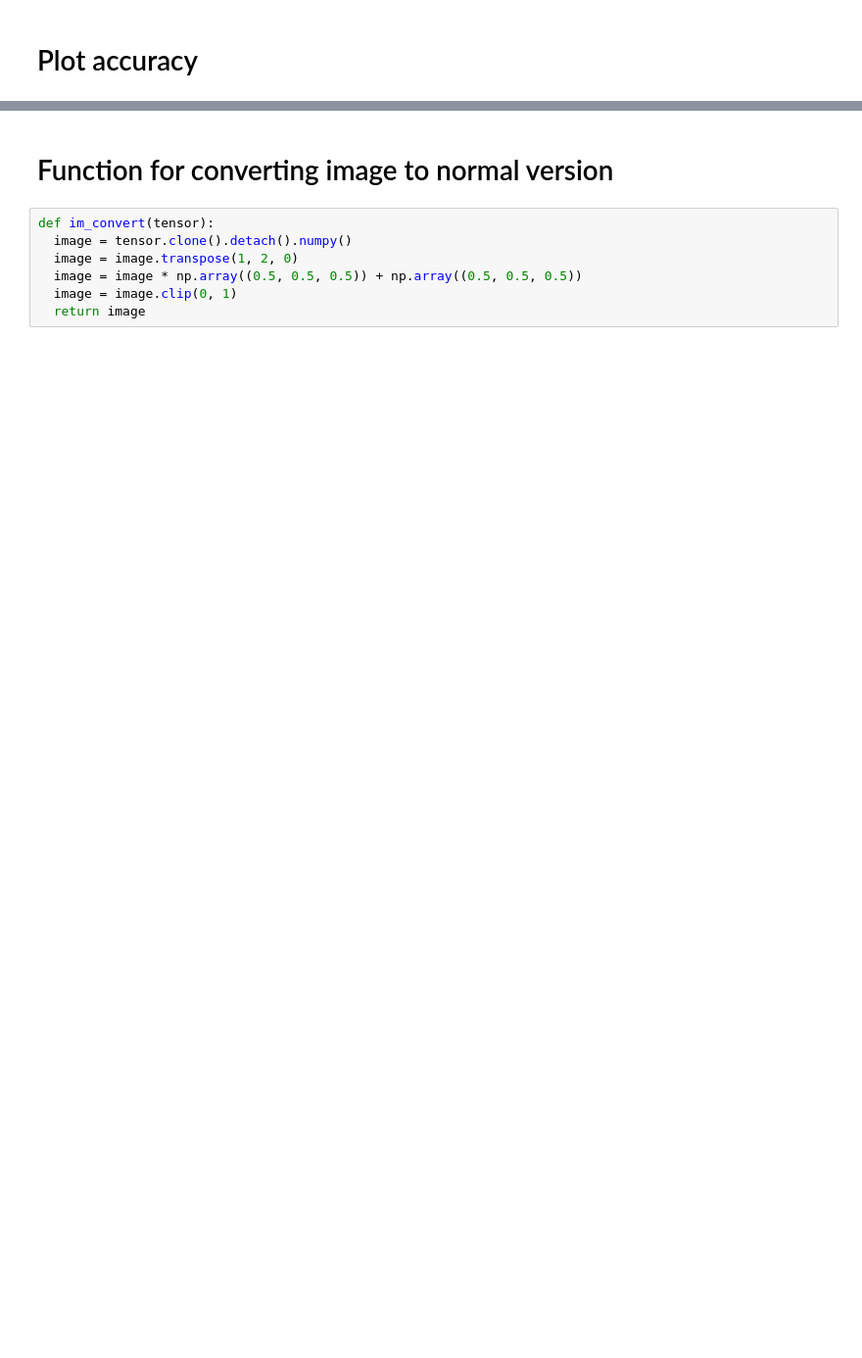
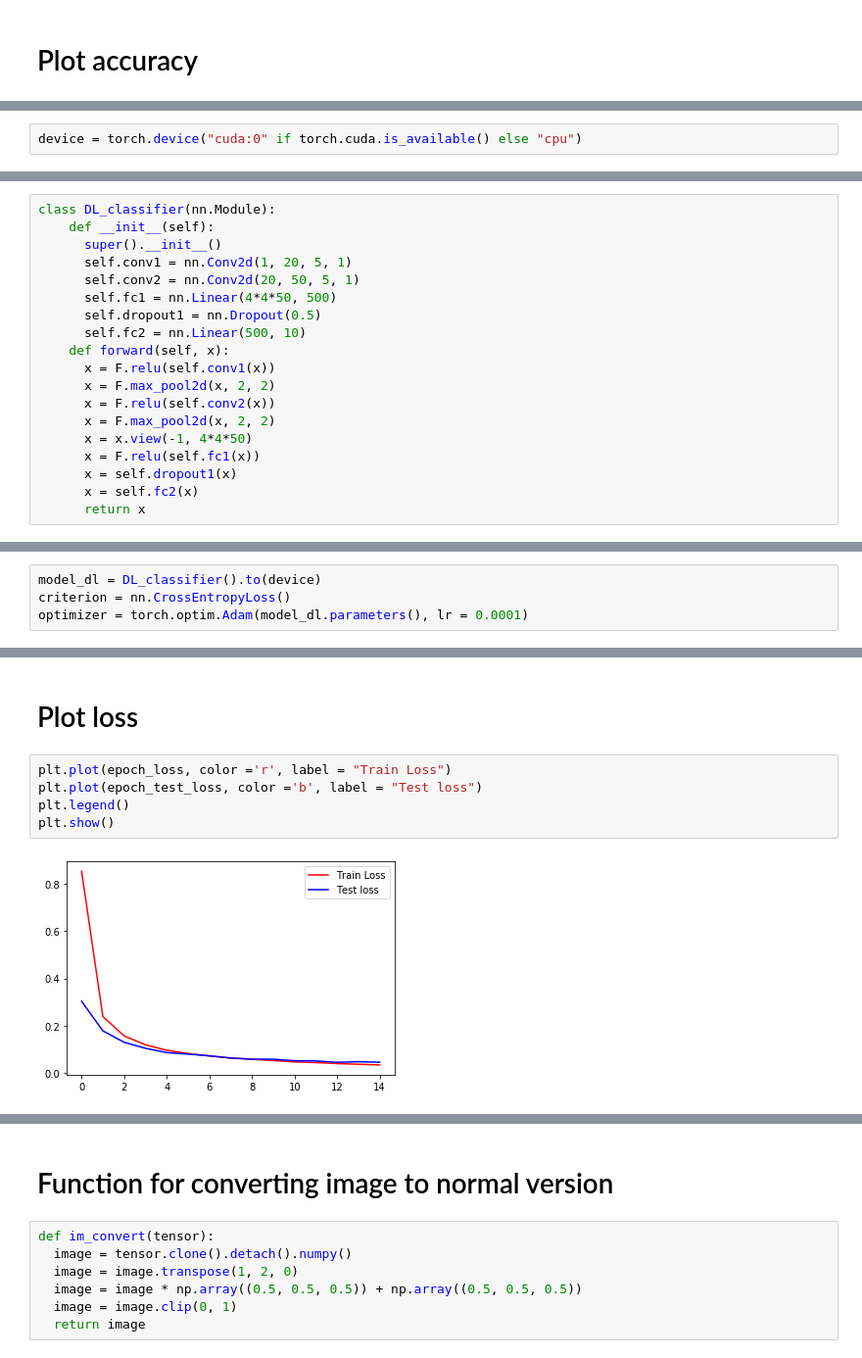
Before and after one commit to zgorzynb/Portfolio, a Jupyter notebook: DeepLearning/MNIST/mnist.ipynb, the cells around one changed output, grey strips where cells are left out. Shown at 98% size. Drawn from its saved outputs; the diff is of its cells as text; blank space fills up the shorter version.

```diff
--- a/DeepLearning/MNIST/mnist.ipynb
+++ b/DeepLearning/MNIST/mnist.ipynb
@@ -134,0 +159,2 @@ plt.show()
+# %%
+device = torch.device("cuda:0" if torch.cuda.is_available() else "cpu")
@@ -134,0 +163,19 @@ plt.show()
+# %%
+class DL_classifier(nn.Module):
+    def __init__(self):
+      super().__init__()
+      self.conv1 = nn.Conv2d(1, 20, 5, 1)
+      self.conv2 = nn.Conv2d(20, 50, 5, 1)
+      self.fc1 = nn.Linear(4*4*50, 500)
+      self.dropout1 = nn.Dropout(0.5)
+      self.fc2 = nn.Linear(500, 10)
+    def forward(self, x):
+      x = F.relu(self.conv1(x))
+      x = F.max_pool2d(x, 2, 2)
+      x = F.relu(self.conv2(x))
+      x = F.max_pool2d(x, 2, 2)
+      x = x.view(-1, 4*4*50)
+      x = F.relu(self.fc1(x))
+      x = self.dropout1(x)
+      x = self.fc2(x)
+      return x
@@ -134,0 +184,4 @@ plt.show()
+# %%
+model_dl = DL_classifier().to(device)
+criterion = nn.CrossEntropyLoss()
+optimizer = torch.optim.Adam(model_dl.parameters(), lr = 0.0001)
@@ -134,0 +254,9 @@ plt.show()
+# %% [markdown]
+# Plot loss
+# %%
+plt.plot(epoch_loss, color ='r', label = "Train Loss")
+plt.plot(epoch_test_loss, color ='b', label = "Test loss")
+plt.legend()
+plt.show()
+# %% [output]
+[figure, added]
```
Also changed, not shown: parts of 15 cells of this notebook.
